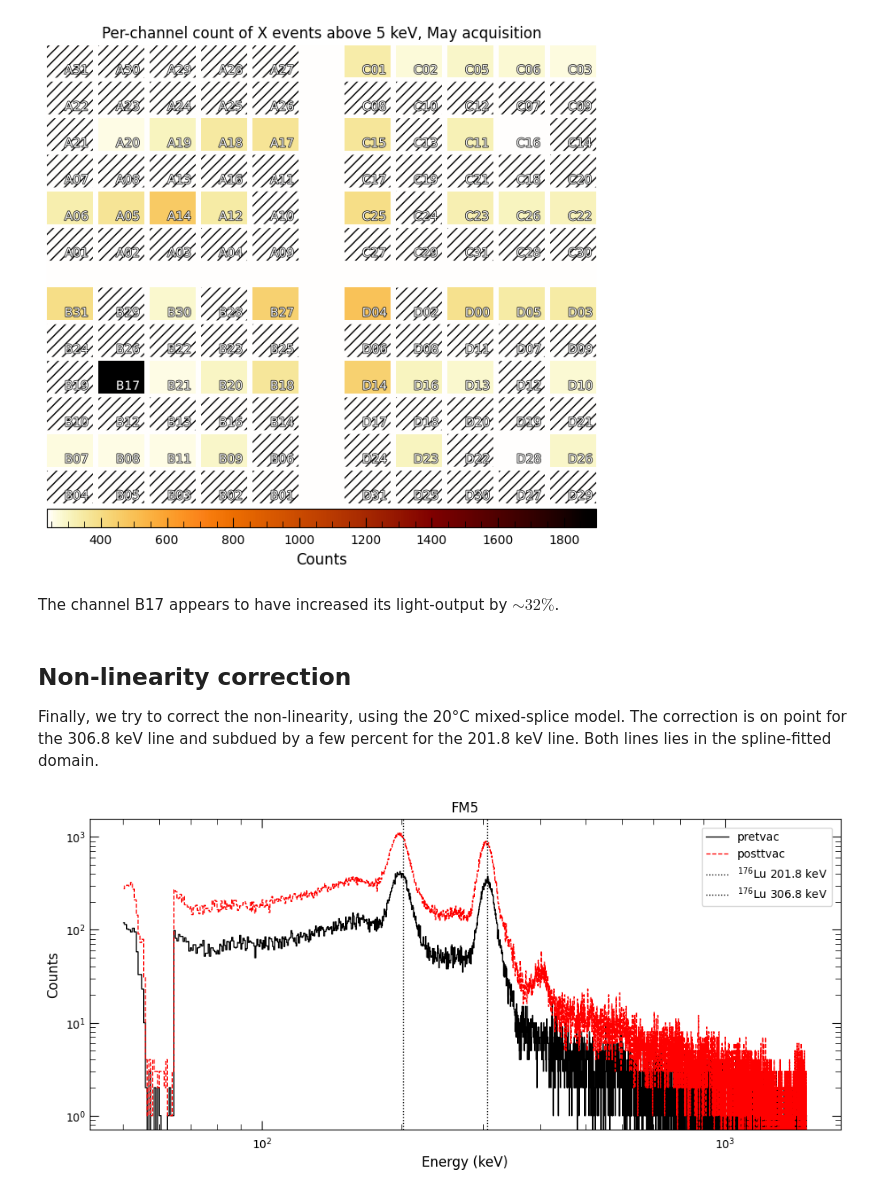
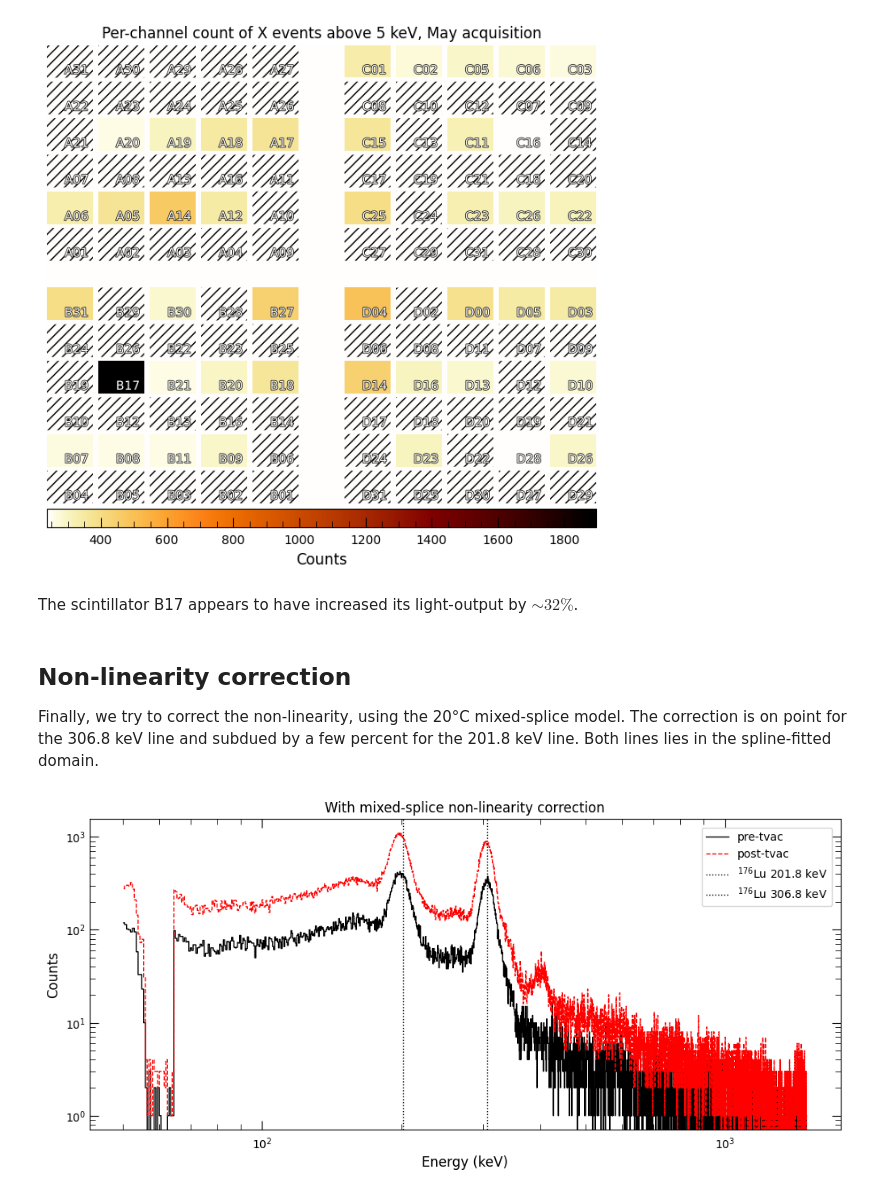
Before and after one commit to peppedilillo/notebooks, a Jupyter notebook: fm2_tvac.ipynb, the cells around one changed output. Cells and saved outputs as stored; diff of their text form; code cells hidden in the pictures.

```diff
--- a/fm2_tvac.ipynb
+++ b/fm2_tvac.ipynb
@@ -119,7 +119,7 @@ plt.show()
 # %% [markdown]
 We select a data slice spanning both side-lobes, as highlighted with the red regions above.
 # %%
-df, calibration = dataframes["posttvac"]
+df, calibration = dataframes["post-tvac"]
 mask = (df["EVTYPE"] == "S") & ((370 < df["ENERGY"]) & (df["ENERGY"] < 420) |  (235 < df["ENERGY"]) & (df["ENERGY"] < 275))
 df[mask].sort_values("ENERGY")
 # %% [output]
@@ -146,7 +146,7 @@ fig, ax = mapcounts(perchannel_counts(df[mask], calibration.channels), calibrati
 # %% [output]
 [figure]
 # %% [markdown]
-The channel B17 appears to have increased its light-output by $\sim 32\%$.
+The scintillator B17 appears to have increased its light-output by $\sim 32\%$.
 # %% [markdown]
 ## Non-linearity correction
 
@@ -161,19 +161,19 @@ with fits.open("data/hermes_mixedsplice.fits") as content:
 # %%
 def get_mask(df):
     return (df["ENERGY"] > 10) & (df["EVTYPE"] == "S") & (df["ENERGY"] < 1999.90)
 
 fig, ax = plt.subplots(1, 1, figsize=(12, 5))
 for label, (data, calibration) in dataframes.items():
     data = {"ENERGY": data[get_mask(data)]["ENERGY"] / f1(data[get_mask(data)]["ENERGY"])}
     counts, midpoints = histogram(data)
     ax.step(midpoints, counts, where="mid", label=f"{label}")
 for source in sources:
     plt.axvline(source, label=f"$^{{176}}$Lu {source:.1f} keV", linestyle="dotted")
 plt.loglog()
 plt.legend()
 plt.ylabel("Counts")
 plt.xlabel("Energy (keV)")
-plt.title("FM5")
+plt.title("With mixed-splice non-linearity correction")
 plt.show()
 # %% [output]
-[figure, old version]
+[figure, new version]
```
Also changed, not shown: parts of 2 cells of this notebook.
